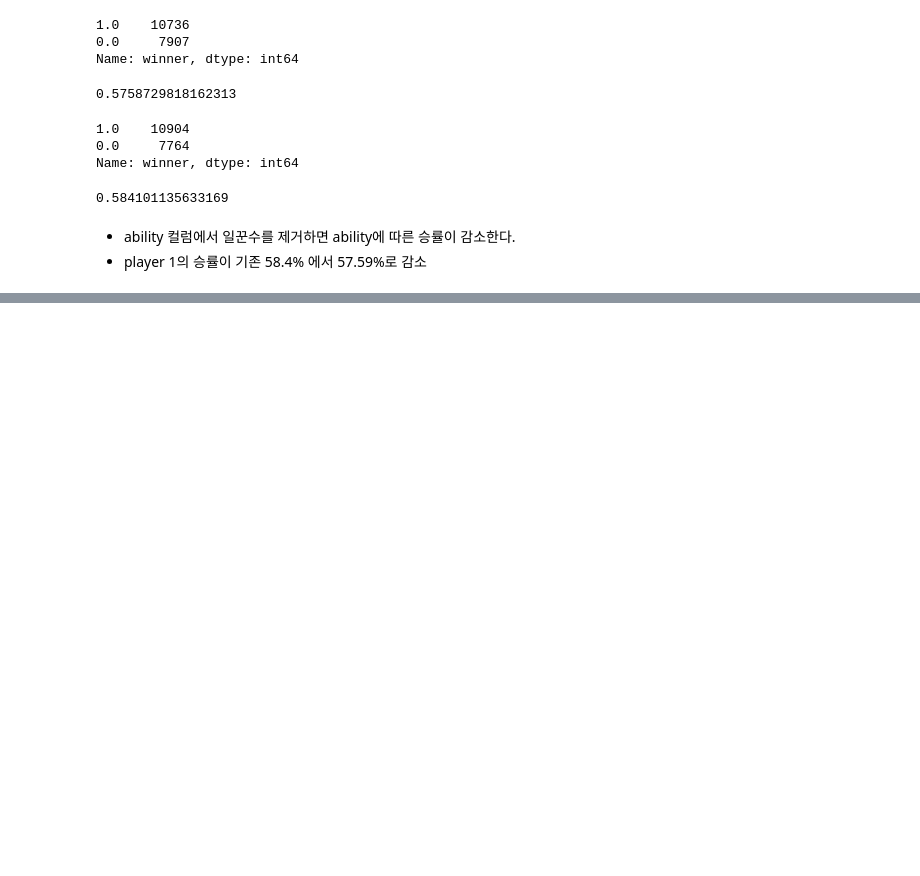
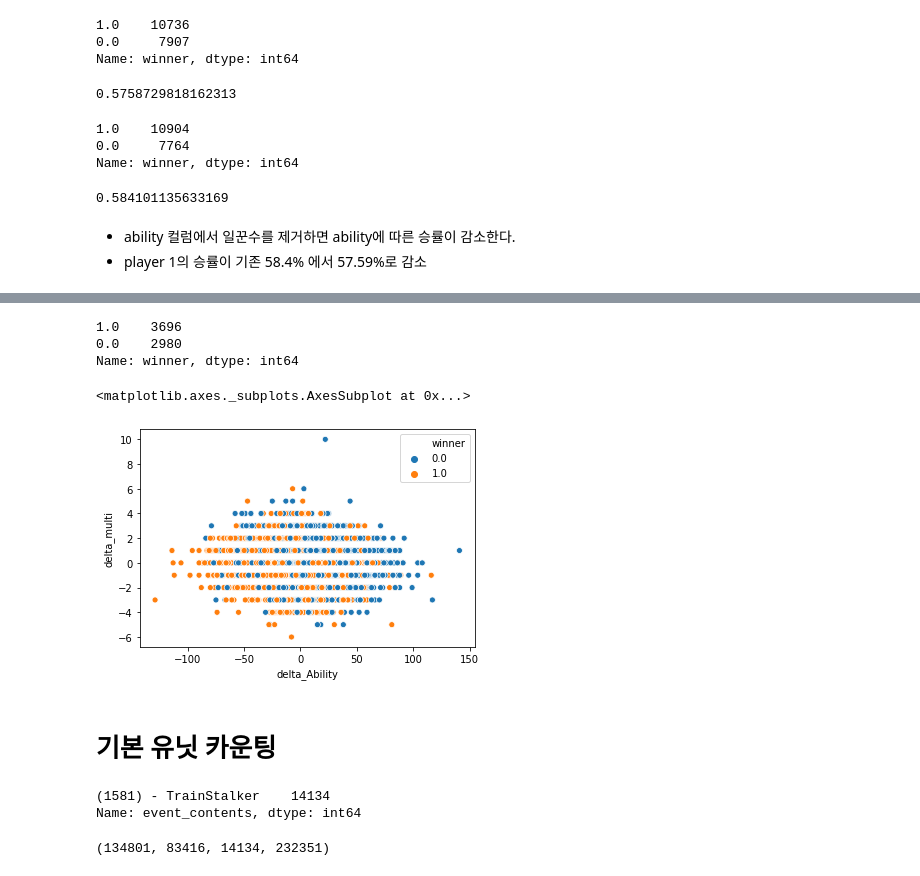
Before and after one commit to dbsgh3344/kaggle_study, a Jupyter notebook: dacon_starcraft/EDA/EDA Ability.ipynb, the cells around one changed output, grey strips where cells are left out. Drawn from its saved outputs; the diff is of its cells as text; code cells hidden in the pictures; blank space fills up the shorter version.

Commit message:
update EDA ability nb

```diff
--- a/dacon_starcraft/EDA/EDA Ability.ipynb
+++ b/dacon_starcraft/EDA/EDA Ability.ipynb
@@ -233,0 +940,15 @@ Name: winner, dtype: int64
+# %%
+x[x.delta_atwm<0].winner.value_counts()
+# %% [output]
+1.0    3696
+0.0    2980
+Name: winner, dtype: int64
+# %%
+import seaborn as sns
+
+sns.scatterplot(data= x_train,x='delta_Ability',y='delta_multi',hue='winner')
+# %% [output]
+<matplotlib.axes._subplots.AxesSubplot at 0x...>
+[figure, added]
+# %% [markdown]
+# 기본 유닛 카운팅
@@ -233,0 +959,9 @@ Name: winner, dtype: int64
+# %%
+baseunit3.event_contents.value_counts()
+# %% [output]
+(1581) - TrainStalker    14134
+Name: event_contents, dtype: int64
+# %%
+len(baseunit1),len(baseunit2),len(baseunit3),len(baseunit1)+len(baseunit2)+len(baseunit3)
+# %% [output]
+(134801, 83416, 14134, 232351)
```
Also changed, not shown: parts of 166 cells of this notebook, 2 other files.
